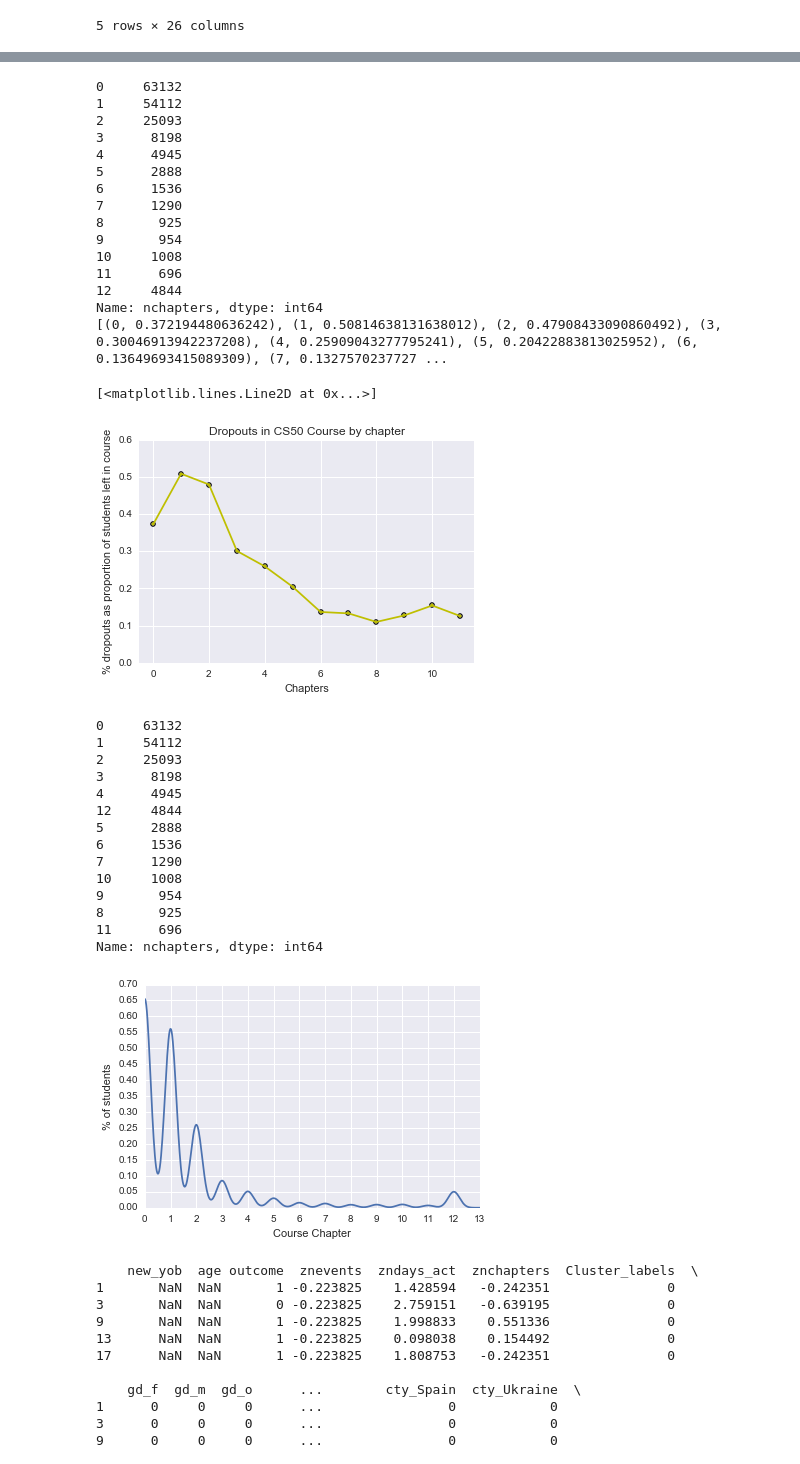
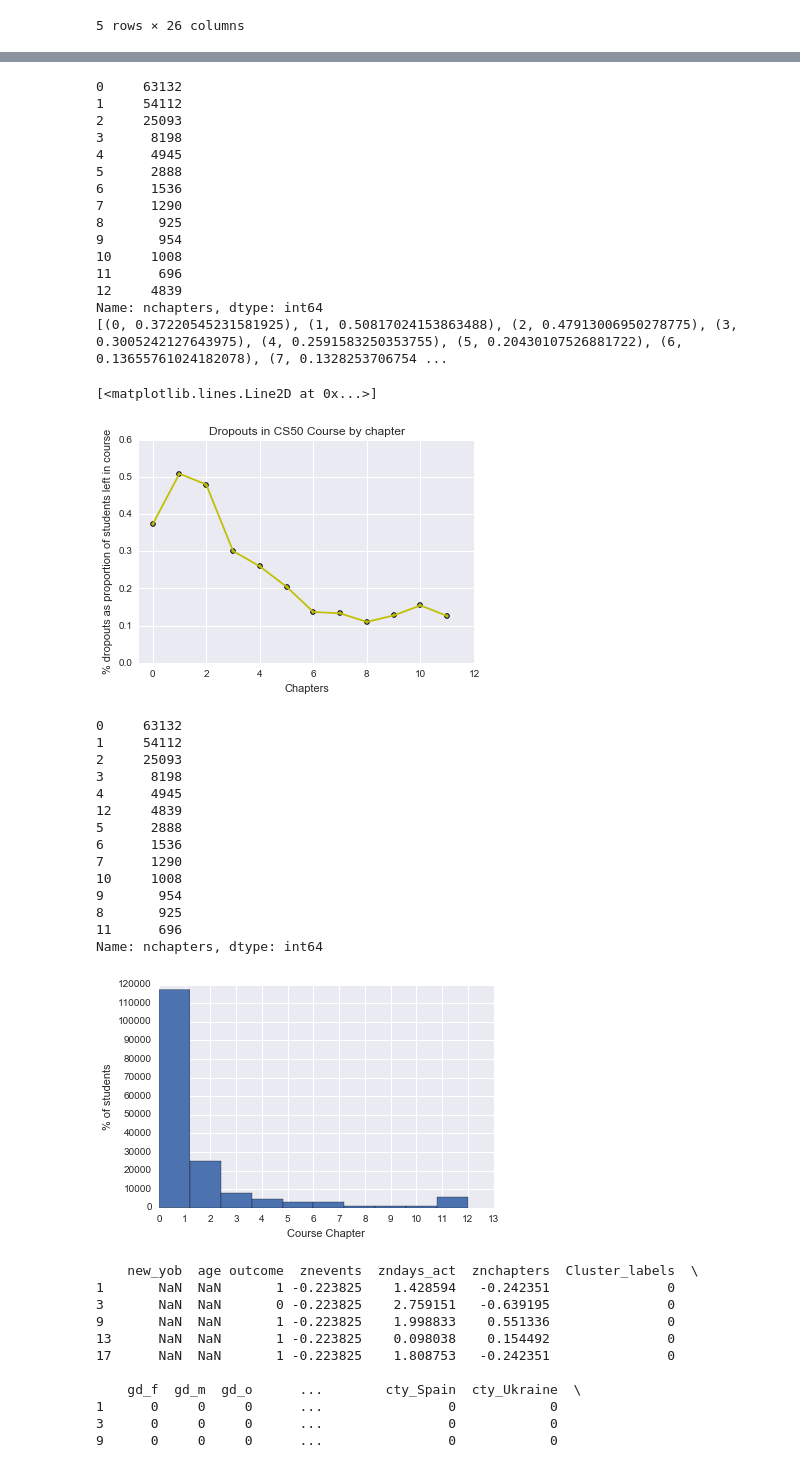
Before and after one commit to boo-owner/Data-Science-Class, a Jupyter notebook: project.ipynb, the cells around one changed output, grey strips where cells are left out. Saved outputs shown, nothing was run; the diff lists cells and outputs as text; code cells hidden in the pictures.

```diff
--- a/project.ipynb
+++ b/project.ipynb
@@ -129,3 +129,9 @@ cs50.head()
 | 13 | HarvardX/CS50x/2012 | MHxPC130024894 | 1 | 1 | 0 | 0 | United States | NaN | NaN | ... |
 | 17 | HarvardX/CS50x/2012 | MHxPC130080986 | 1 | 1 | 0 | 0 | United States | NaN | NaN | ... |
 5 rows × 26 columns
+# %%
+#drop outliers
+print cs50.shape
+cs50['nevents'].describe()
+cs50 = cs50[cs50['nevents'] < 1500]
+print cs50.shape
@@ -134,7 +143,7 @@ cs50.head()
 from sklearn.cluster import KMeans
 feature_cols = ['znevents', 'zndays_act', 'znchapters']
 X = cs50[feature_cols]
-k_means = KMeans(n_clusters=3)
+k_means = KMeans(n_clusters=2)
 k_means.fit(X)
 labels = k_means.labels_
 iner = k_means.inertia_
@@ -290,7 +492,7 @@ Name: nchapters, dtype: float64
 chapters = cs50['nchapters']
 table1 = pd.Series.value_counts(chapters, sort = False)
 print table1
-sum1 = pd.Series.sum(table)
+sum1 = pd.Series.sum(table1)
 zero = 0
 sum = sum1
 table2 = []
@@ -312,9 +514,9 @@ print table2
 9       954
 10     1008
 11      696
-12     4844
+12     4839
 Name: nchapters, dtype: int64
-[(0, 0.372194480636242), (1, 0.50814638131638012), (2, 0.47908433090860492), (3, 0.30046913942237208), (4, 0.25909043277795241), (5, 0.20422883813025952), (6, 0.13649693415089309), (7, 0.1327570237727 ...
+[(0, 0.37220545231581925), (1, 0.50817024153863488), (2, 0.47913006950278775), (3, 0.3005242127643975), (4, 0.2591583250353755), (5, 0.20430107526881722), (6, 0.13655761024182078), (7, 0.1328253706754 ...
 # %%
 #plot survival function
 r = []
@@ -325,39 +527,39 @@ for i,va in table2:
 plt.minorticks_on()
 plt.title('Dropouts in CS50 Course by chapter')
 plt.ylabel('% dropouts as proportion of students left in course')
-plt.xlim(xmax=11.5)
+plt.xlim(xmax=12)
 plt.xlim(xmin=-.5)
 plt.xlabel('Chapters')
 plt.scatter(r, s, linewidths = 1)
 plt.plot(r,s,'.y',linestyle='solid')
 # %% [output]
 [<matplotlib.lines.Line2D at 0x...>]
-[figure, old version]
+[figure, new version]
 # %%
-
-chapters.plot(kind='density')
+#plot dropout rates by chapter
+chapters.plot(kind='hist')
 plt.locator_params(nbins = 15)
 plt.xlim(xmax=13)
 plt.xlim(xmin=0)
 plt.xlabel('Course Chapter')
 plt.ylabel('% of students')
 print chapters.value_counts()
 # %% [output]
 0     63132
 1     54112
 2     25093
 3      8198
 4      4945
-12     4844
+12     4839
 5      2888
 6      1536
 7      1290
 10     1008
 9       954
 8       925
 11      696
 Name: nchapters, dtype: int64
-[figure, old version]
+[figure, new version]
 # %%
 #Prediction
 #create dummies for country, female, highest degree
```
Also changed, not shown: parts of 55 cells of this notebook, 1 other file.
